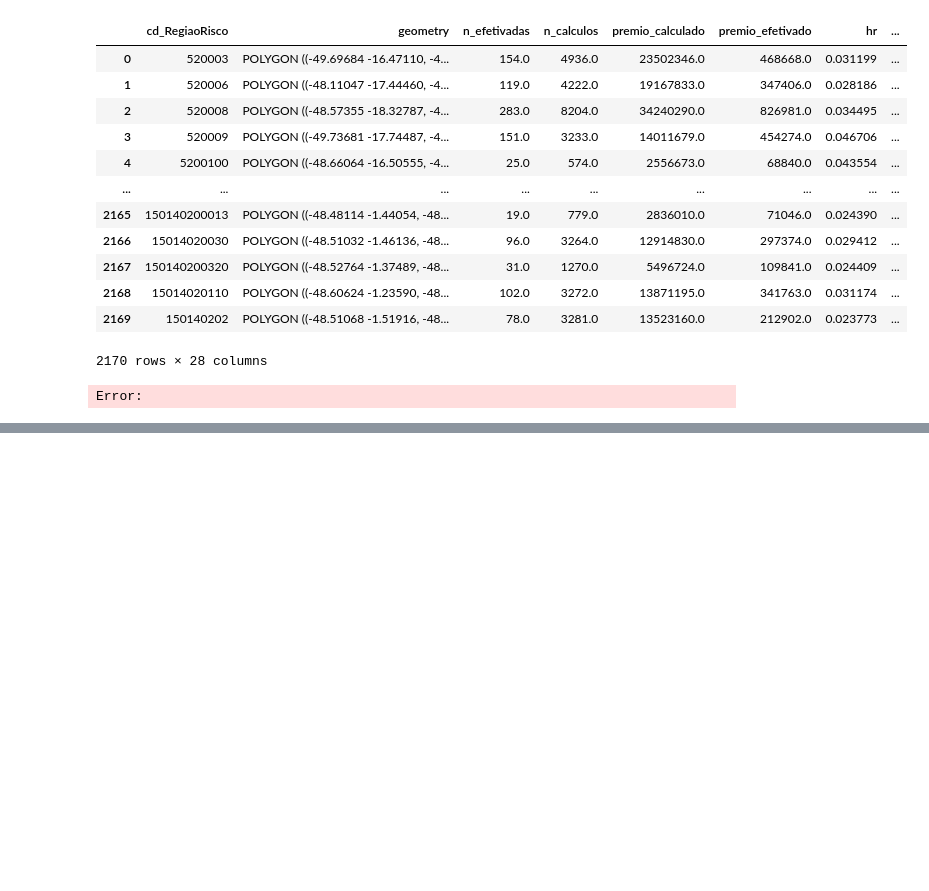
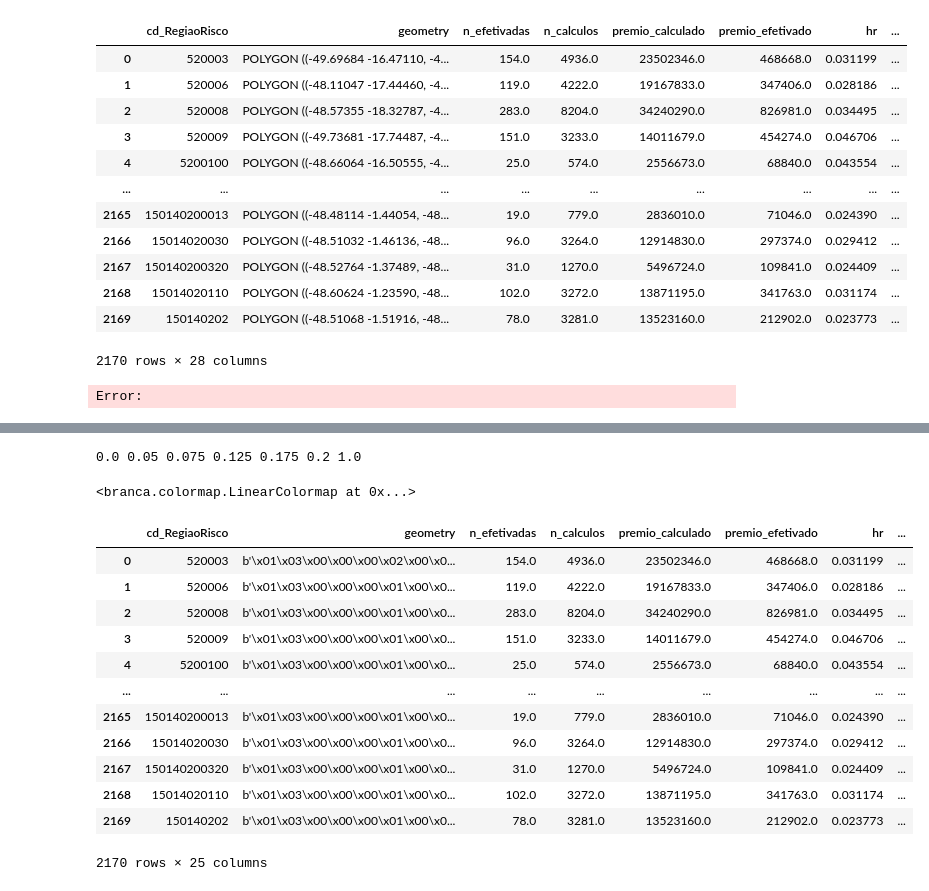
Before and after one commit to andre-two/zmaps, a Jupyter notebook: notebooks/estudos-rascunhos.ipynb, the cells around one changed output, grey strips where cells are left out. Cells and saved outputs as stored; diff of their text form; code cells hidden in the pictures; blank space fills up the shorter version.

```diff
--- a/notebooks/estudos-rascunhos.ipynb
+++ b/notebooks/estudos-rascunhos.ipynb
@@ -116,0 +242,37 @@ Error:
+# %%
+print(n0, n2, n3, n5, n7, n8, n10)
+# %% [output]
+0.0 0.05 0.075 0.125 0.175 0.2 1.0
+# %%
+cm.LinearColormap(
+                [(0.6980392156862745, 0.09411764705882353, 0.16862745098039217, 1.0),
+                (0.9372549019607843, 0.5411764705882353, 0.3843137254901961, 1.0),
+                (0.9921568627450981, 0.8588235294117647, 0.7803921568627451, 1.0),
+                # (0.8196078431372549, 0.8980392156862745, 0.9411764705882353, 1.0),
+                (0.403921568627451, 0.6627450980392157, 0.8117647058823529, 1.0),
+                (0.12941176470588237, 0.4, 0.6745098039215687, 1.0)],
+
+                # [0., 0.2, 0.5,  0.7, 1.],
+                [n0, n2, n5, n7, n10],
+                # [0., 0.2, 0.5,  0.7, 1.],
+                max_labels = 0
+                ).scale(q0, q10)
+# %% [output]
+<branca.colormap.LinearColormap at 0x...>
+# %%
+import pandas as pd
+pd.read_parquet('../data/gdf_novos_por_regiao.parquet')
+# %% [output]
+|  | cd_RegiaoRisco | geometry | n_efetivadas | n_calculos | premio_calculado | premio_efetivado | hr | ... |
+| 0 | 520003 | b'\x01\x03\x00\x00\x00\x02\x00\x0... | 154.0 | 4936.0 | 23502346.0 | 468668.0 | 0.031199 | ... |
+| 1 | 520006 | b'\x01\x03\x00\x00\x00\x01\x00\x0... | 119.0 | 4222.0 | 19167833.0 | 347406.0 | 0.028186 | ... |
+| 2 | 520008 | b'\x01\x03\x00\x00\x00\x01\x00\x0... | 283.0 | 8204.0 | 34240290.0 | 826981.0 | 0.034495 | ... |
+| 3 | 520009 | b'\x01\x03\x00\x00\x00\x01\x00\x0... | 151.0 | 3233.0 | 14011679.0 | 454274.0 | 0.046706 | ... |
+| 4 | 5200100 | b'\x01\x03\x00\x00\x00\x01\x00\x0... | 25.0 | 574.0 | 2556673.0 | 68840.0 | 0.043554 | ... |
+| ... | ... | ... | ... | ... | ... | ... | ... | ... |
+| 2165 | 150140200013 | b'\x01\x03\x00\x00\x00\x01\x00\x0... | 19.0 | 779.0 | 2836010.0 | 71046.0 | 0.024390 | ... |
+| 2166 | 15014020030 | b'\x01\x03\x00\x00\x00\x01\x00\x0... | 96.0 | 3264.0 | 12914830.0 | 297374.0 | 0.029412 | ... |
+| 2167 | 150140200320 | b'\x01\x03\x00\x00\x00\x01\x00\x0... | 31.0 | 1270.0 | 5496724.0 | 109841.0 | 0.024409 | ... |
+| 2168 | 15014020110 | b'\x01\x03\x00\x00\x00\x01\x00\x0... | 102.0 | 3272.0 | 13871195.0 | 341763.0 | 0.031174 | ... |
+| 2169 | 150140202 | b'\x01\x03\x00\x00\x00\x01\x00\x0... | 78.0 | 3281.0 | 13523160.0 | 212902.0 | 0.023773 | ... |
+2170 rows × 25 columns
```
Also changed, not shown: parts of 21 cells of this notebook, 3 other files.
